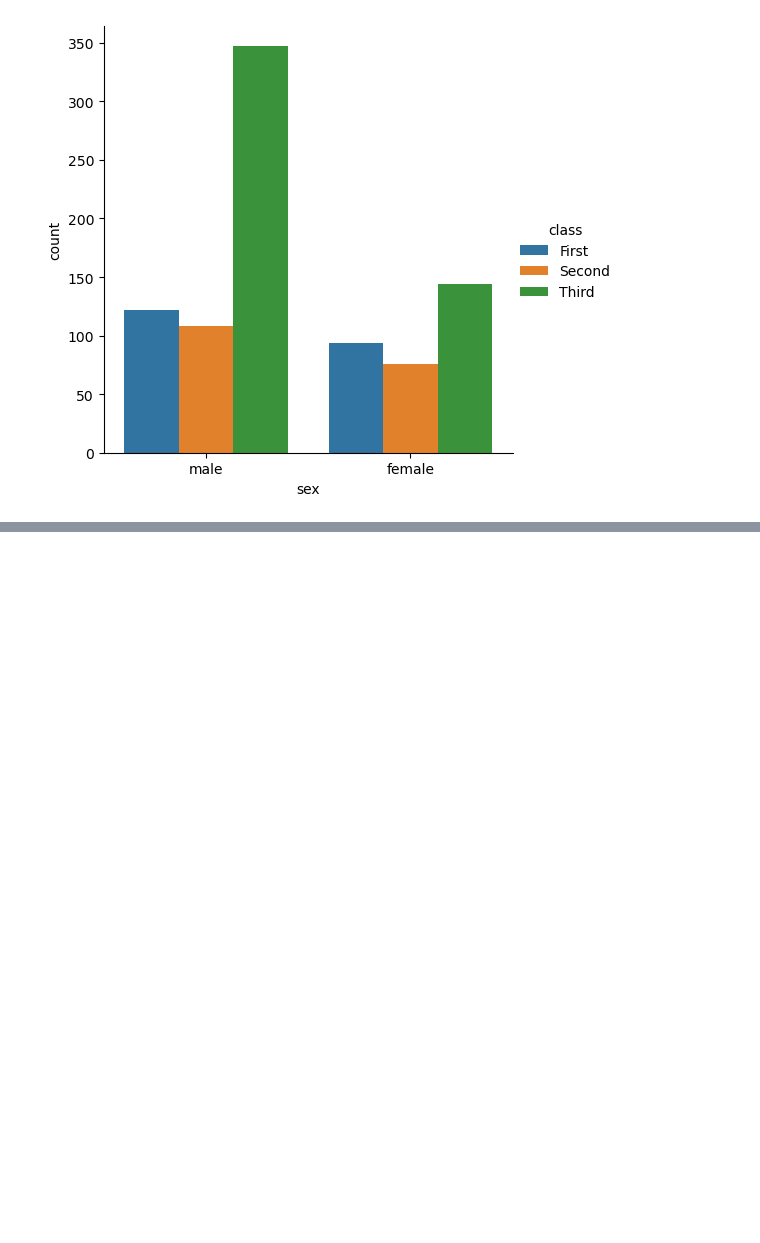
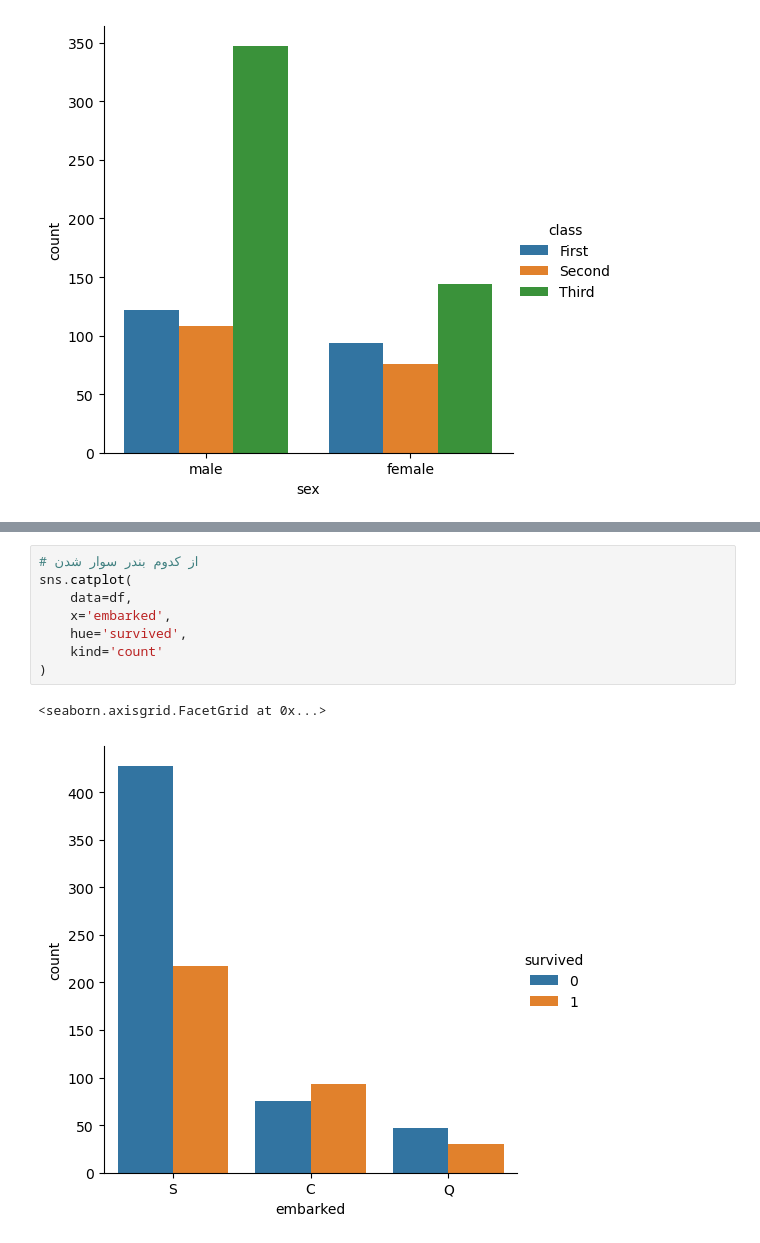
Before and after one commit to AliMHD1377/Personal-projects, a Jupyter notebook: Titanic Viz/Titanic-Viz.ipynb, the cells around one changed output, grey strips where cells are left out. Saved outputs shown, nothing was run; the diff lists cells and outputs as text; blank space fills up the shorter version.

```diff
--- a/Titanic Viz/Titanic-Viz.ipynb
+++ b/Titanic Viz/Titanic-Viz.ipynb
@@ -68,0 +140,11 @@ sns.catplot(
+# %%
+# از کدوم بندر سوار شدن
+sns.catplot(
+    data=df,
+    x='embarked',
+    hue='survived',
+    kind='count'
+)
+# %% [output]
+<seaborn.axisgrid.FacetGrid at 0x...>
+[figure, added]
```
Also changed, not shown: parts of 13 cells of this notebook.
